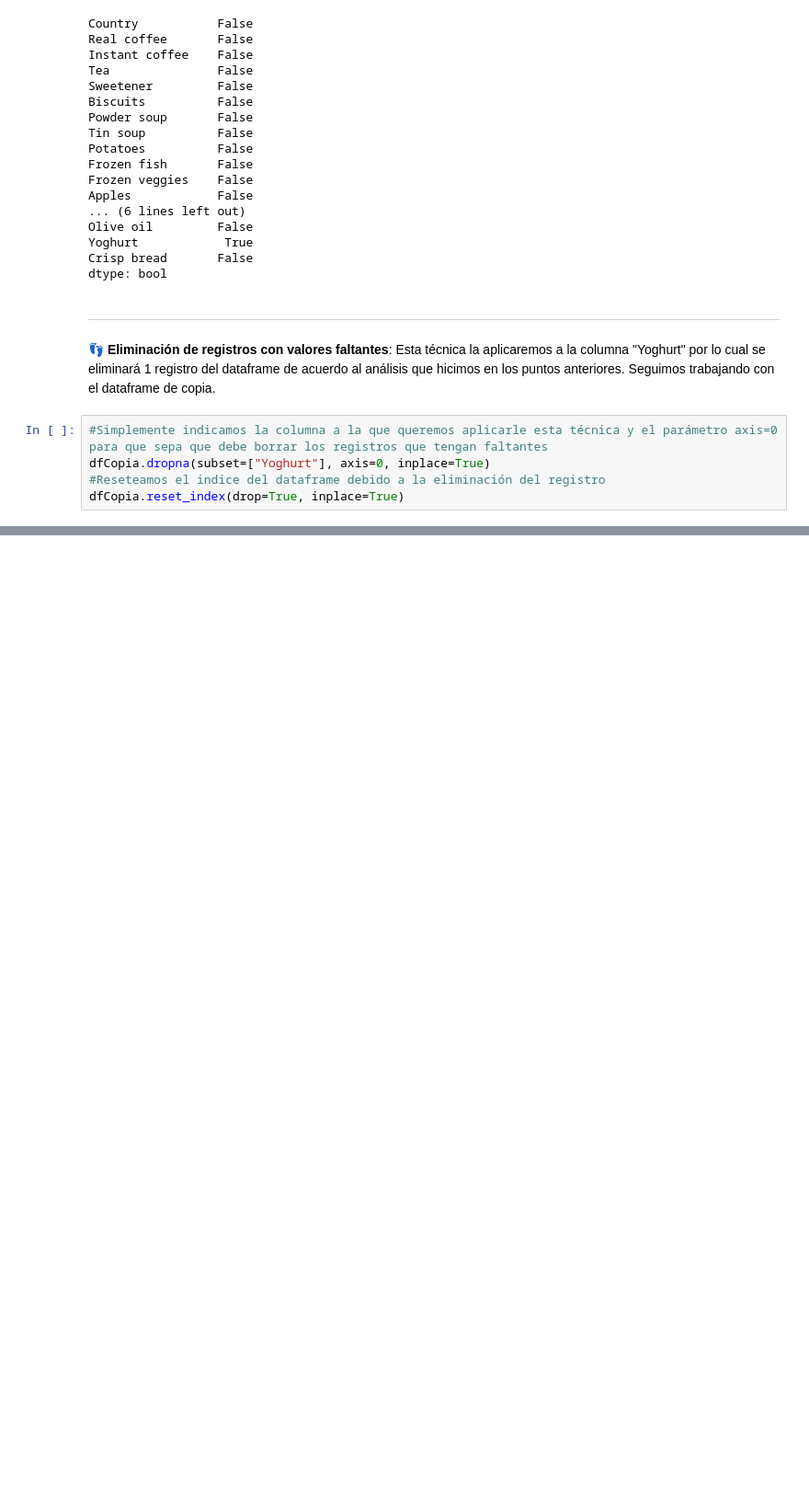
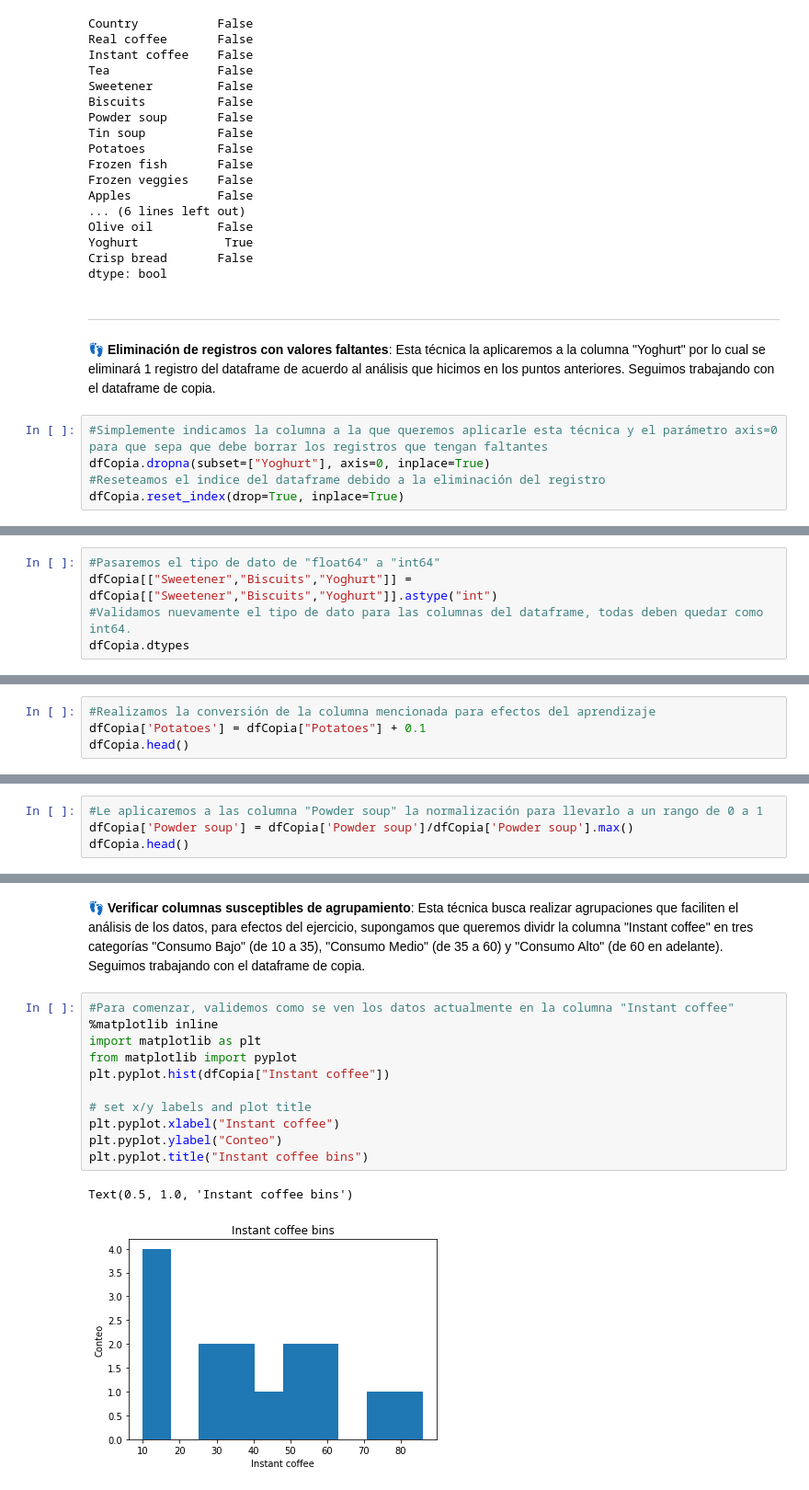
Before and after one commit to PosgradoMNA/actividades-de-aprendizaje-A01793509, a Jupyter notebook: IBM - Data Analysis with Python/Semana 5 - Data Analysis with Python (IBM) (Módulo 2).ipynb, the cells around one changed output, grey strips where cells are left out. Shown at 92% size. Drawn from its saved outputs; the diff is of its cells as text; blank space fills up the shorter version.

```diff
--- a/IBM - Data Analysis with Python/Semana 5 - Data Analysis with Python (IBM) (Módulo 2).ipynb
+++ b/IBM - Data Analysis with Python/Semana 5 - Data Analysis with Python (IBM) (Módulo 2).ipynb
@@ -306,0 +292,5 @@ df[['symboling', 'engine-size']].describe()
+# %%
+#Pasaremos el tipo de dato de "float64" a "int64"
+dfCopia[["Sweetener","Biscuits","Yoghurt"]] = dfCopia[["Sweetener","Biscuits","Yoghurt"]].astype("int")
+#Validamos nuevamente el tipo de dato para las columnas del dataframe, todas deben quedar como int64.
+dfCopia.dtypes
@@ -306,0 +323,4 @@ df[['symboling', 'engine-size']].describe()
+# %%
+#Realizamos la conversión de la columna mencionada para efectos del aprendizaje
+dfCopia['Potatoes'] = dfCopia["Potatoes"] + 0.1
+dfCopia.head()
@@ -306,0 +343,4 @@ df[['symboling', 'engine-size']].describe()
+# %%
+#Le aplicaremos a las columna "Powder soup" la normalización para llevarlo a un rango de 0 a 1
+dfCopia['Powder soup'] = dfCopia['Powder soup']/dfCopia['Powder soup'].max()
+dfCopia.head()
@@ -306,0 +361,16 @@ df[['symboling', 'engine-size']].describe()
+# %% [markdown]
+👣 **Verificar columnas susceptibles de agrupamiento**: Esta técnica busca realizar agrupaciones que faciliten el análisis de los datos, para efectos del ejercicio, supongamos que queremos dividr la columna "Instant coffee" en tres categorías "Consumo Bajo" (de 10 a 35), "Consumo Medio" (de 35 a 60) y "Consumo Alto" (de 60 en adelante). Seguimos trabajando con el dataframe de copia.
+# %%
+#Para comenzar, validemos como se ven los datos actualmente en la columna "Instant coffee"
+%matplotlib inline
+import matplotlib as plt
+from matplotlib import pyplot
+plt.pyplot.hist(dfCopia["Instant coffee"])
+
+# set x/y labels and plot title
+plt.pyplot.xlabel("Instant coffee")
+plt.pyplot.ylabel("Conteo")
+plt.pyplot.title("Instant coffee bins")
+# %% [output]
+Text(0.5, 1.0, 'Instant coffee bins')
+[figure, added]
```
Also changed, not shown: parts of 24 cells of this notebook.
